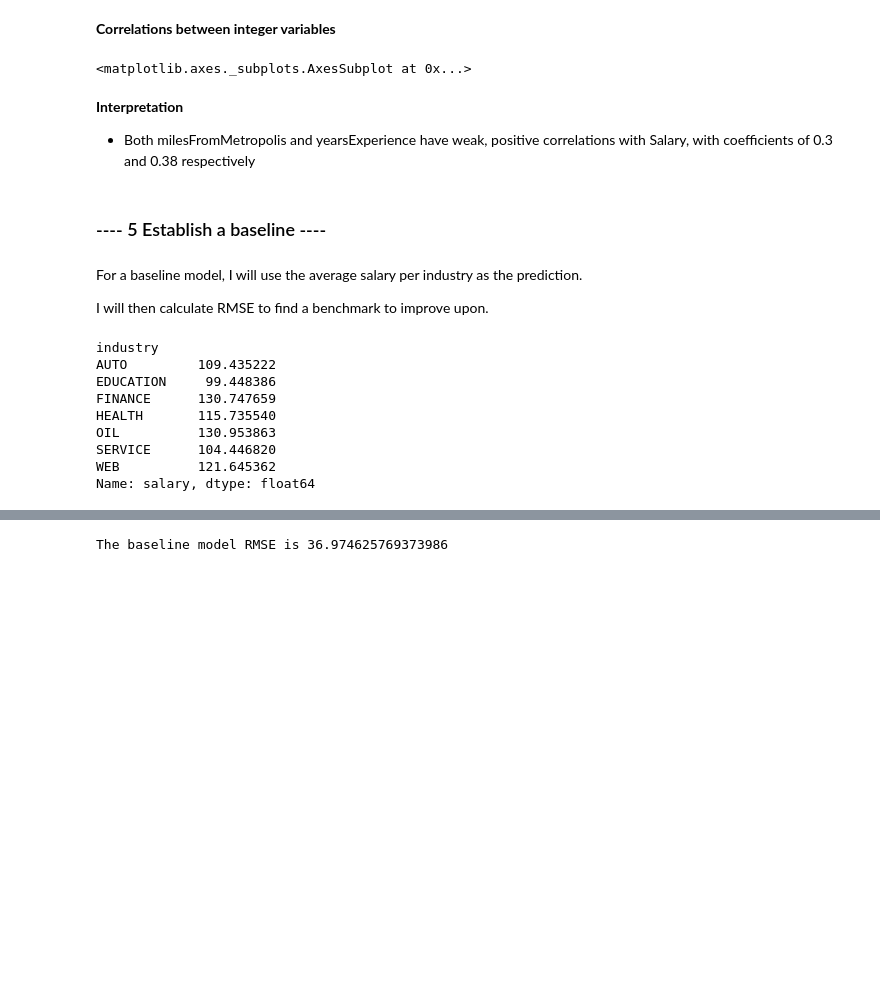
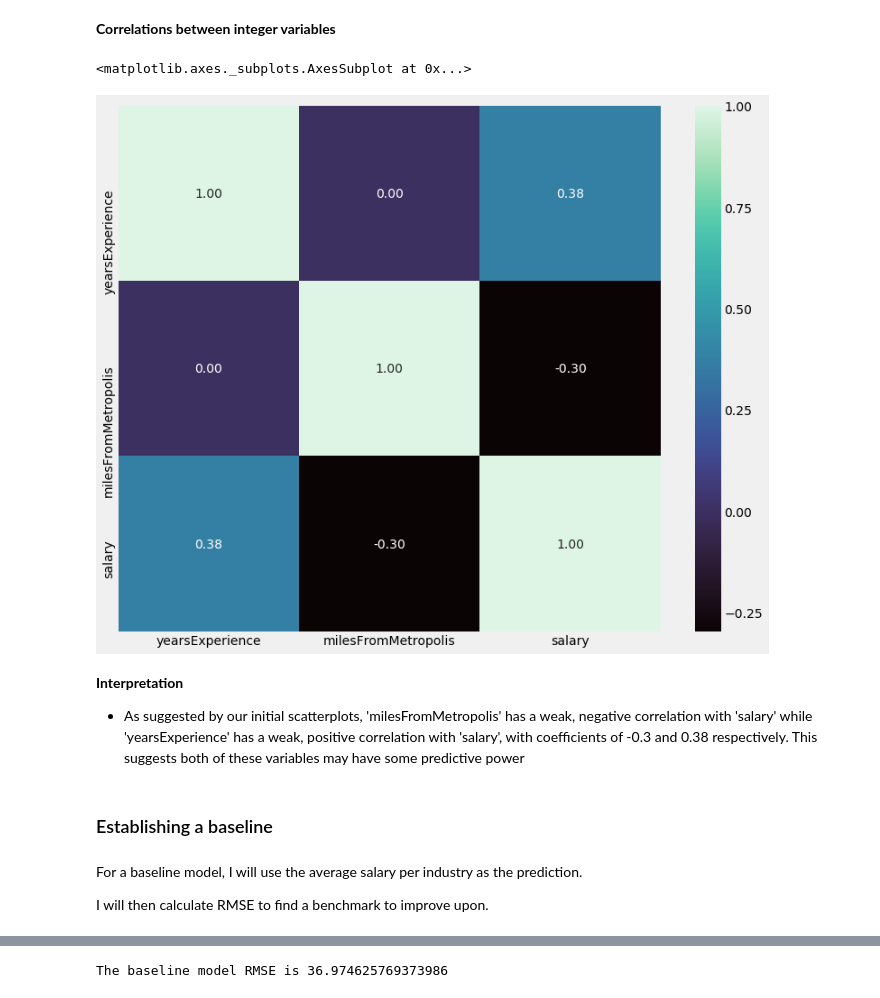
Before and after one commit to Taimur-Shabbir/salary-prediction, a Jupyter notebook: Notebook.ipynb, the cells around one changed output, grey strips where cells are left out. Cells and saved outputs as stored; diff of their text form; code cells hidden in the pictures; blank space fills up the shorter version.

```diff
--- a/Notebook.ipynb
+++ b/Notebook.ipynb
@@ -376,34 +328,23 @@ plt.show()
 # %% [markdown]
 **Correlations between integer variables**
 # %%
-fig, axes = plt.subplots(1, 1, figsize = (8, 8))
-sns.heatmap(data_combined.corr(), annot = True, fmt = '.2f', cmap = 'YlOrBr')
+fig, axes = plt.subplots(1, 1, figsize = (12, 10))
+sns.heatmap(data_combined.corr(), annot = True, fmt = '.2f', cmap = 'mako')
 # %% [output]
 <matplotlib.axes._subplots.AxesSubplot at 0x...>
+[figure, added]
 # %% [markdown]
 **Interpretation**
 
-- Both milesFromMetropolis and yearsExperience have weak, positive correlations with Salary, with coefficients of 0.3 and 0.38 respectively
+- As suggested by our initial scatterplots, 'milesFromMetropolis' has a weak, negative correlation with 'salary' while 'yearsExperience' has a weak, positive correlation with 'salary', with coefficients of -0.3 and 0.38 respectively. This suggests both of these variables may have some predictive power
 # %% [markdown]
-### ---- 5 Establish a baseline ----
+###  Establishing a baseline
 # %% [markdown]
 For a baseline model, I will use the average salary per industry as the prediction.
 
 I will then calculate RMSE to find a benchmark to improve upon.
 # %%
 industry_salary_mean = data_combined.groupby('industry')['salary'].mean()
-# %%
-industry_salary_mean
-# %% [output]
-industry
-AUTO         109.435222
-EDUCATION     99.448386
-FINANCE      130.747659
-HEALTH       115.735540
-OIL          130.953863
-SERVICE      104.446820
-WEB          121.645362
-Name: salary, dtype: float64
 # %%
 # initialise variables
 
```
Also changed, not shown: parts of 81 cells of this notebook.
